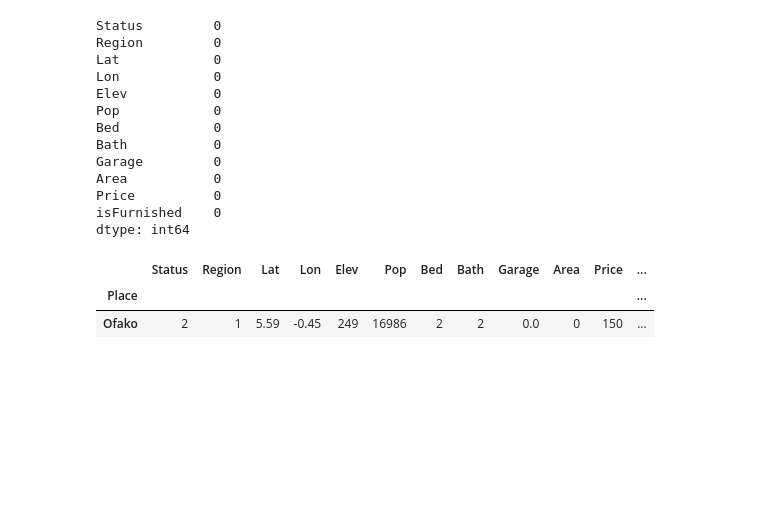
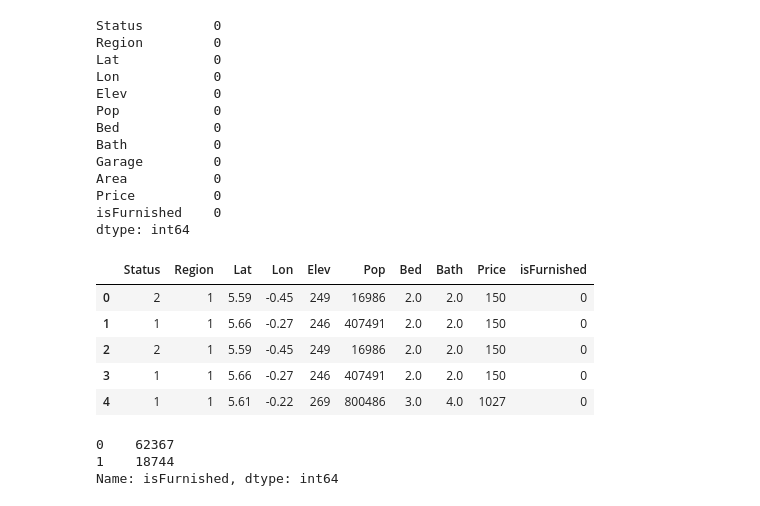
Before and after one commit to kangah-codes/rent-predict, a Jupyter notebook: model.ipynb, the cells around one changed output. Drawn from its saved outputs; the diff is of its cells as text; code cells hidden in the pictures; blank space fills up the shorter version.

```diff
--- a/model.ipynb
+++ b/model.ipynb
@@ -58,6 +54,3 @@ rental["Bed"].fillna("No Data", inplace = True)
-# %%
-rental["Bath"].fillna("No Data", inplace = True)
-# %%
-rental["Garage"].fillna(0, inplace = True)
-# %%
-rental["Area"].fillna("No Data", inplace = True)
+# %%
+rental = rental.dropna()
+rental = rental.reset_index(drop=True)
@@ -80,8 +87,11 @@ dtype: int64
 # %%
 rental.to_csv("new_data.csv")
 # %%
-rental.head(1)
+rental.head()
 # %% [output]
-|  | Status | Region | Lat | Lon | Elev | Pop | Bed | Bath | Garage | Area | Price | ... |
-| Place |  |  |  |  |  |  |  |  |  |  |  | ... |
-| Ofako | 2 | 1 | 5.59 | -0.45 | 249 | 16986 | 2 | 2 | 0.0 | 0 | 150 | ... |
+|  | Status | Region | Lat | Lon | Elev | Pop | Bed | Bath | Price | isFurnished |
+| 0 | 2 | 1 | 5.59 | -0.45 | 249 | 16986 | 2.0 | 2.0 | 150 | 0 |
+| 1 | 1 | 1 | 5.66 | -0.27 | 246 | 407491 | 2.0 | 2.0 | 150 | 0 |
+| 2 | 2 | 1 | 5.59 | -0.45 | 249 | 16986 | 2.0 | 2.0 | 150 | 0 |
+| 3 | 1 | 1 | 5.66 | -0.27 | 246 | 407491 | 2.0 | 2.0 | 150 | 0 |
+| 4 | 1 | 1 | 5.61 | -0.22 | 269 | 800486 | 3.0 | 4.0 | 1027 | 0 |
@@ -87,0 +100,6 @@ rental.head(1)
+# %%
+rental['isFurnished'].value_counts()
+# %% [output]
+0    62367
+1    18744
+Name: isFurnished, dtype: int64
```
Also changed, not shown: parts of 31 cells of this notebook, 10 other files.
